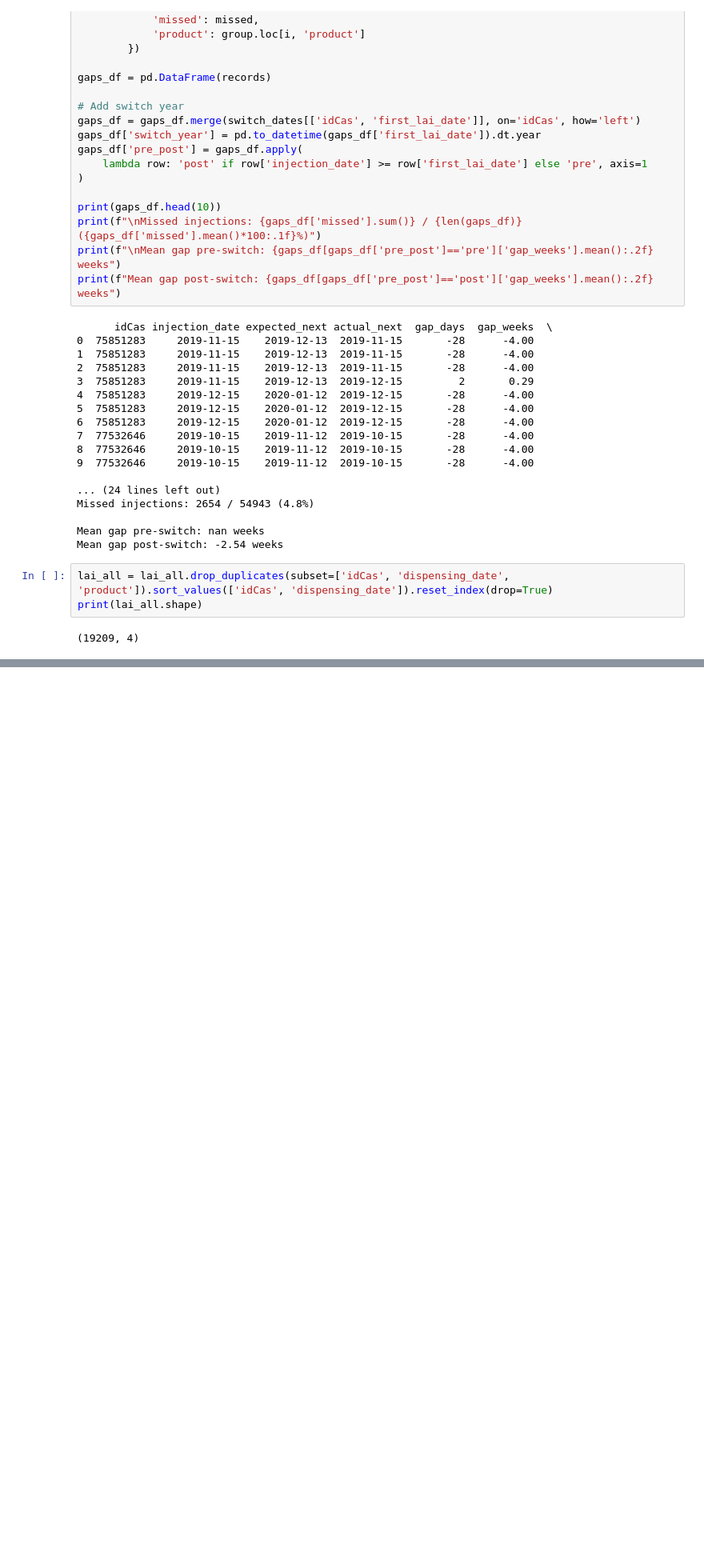
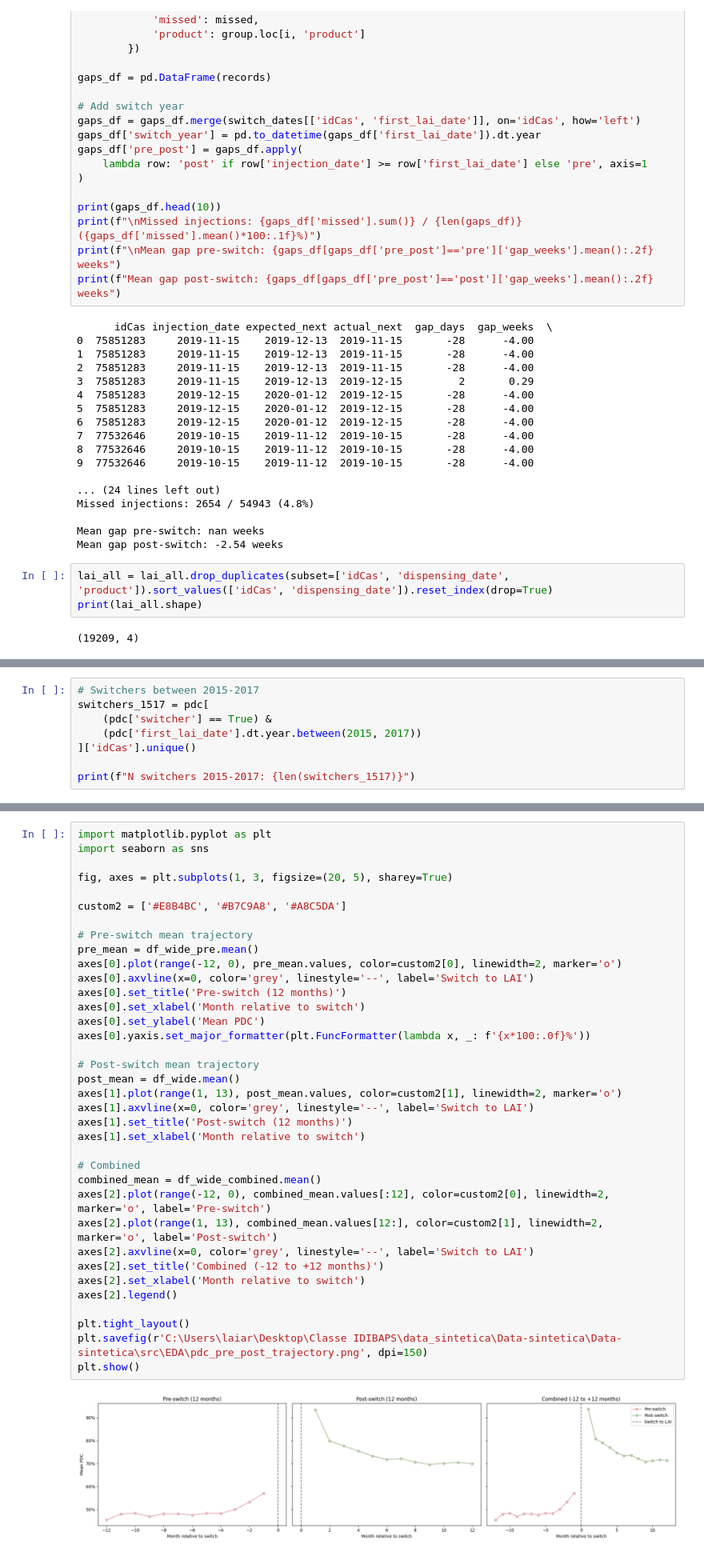
Before and after one commit to laiaraja/Data-sintetica, a Jupyter notebook: src/ADHERENCIA/adh3_months.ipynb, the cells around one changed output, grey strips where cells are left out. Shown at 80% size. Saved outputs shown, nothing was run; the diff lists cells and outputs as text; blank space fills up the shorter version.

```diff
--- a/src/ADHERENCIA/adh3_months.ipynb
+++ b/src/ADHERENCIA/adh3_months.ipynb
@@ -453,0 +457,8 @@ print(lai_all.shape)
+# %%
+# Switchers between 2015-2017
+switchers_1517 = pdc[
+    (pdc['switcher'] == True) &
+    (pdc['first_lai_date'].dt.year.between(2015, 2017))
+]['idCas'].unique()
+
+print(f"N switchers 2015-2017: {len(switchers_1517)}")
@@ -453,0 +618,38 @@ print(lai_all.shape)
+# %%
+import matplotlib.pyplot as plt
+import seaborn as sns
+
+fig, axes = plt.subplots(1, 3, figsize=(20, 5), sharey=True)
+
+custom2 = ['#E8B4BC', '#B7C9A8', '#A8C5DA']
+
+# Pre-switch mean trajectory
+pre_mean = df_wide_pre.mean()
+axes[0].plot(range(-12, 0), pre_mean.values, color=custom2[0], linewidth=2, marker='o')
+axes[0].axvline(x=0, color='grey', linestyle='--', label='Switch to LAI')
+axes[0].set_title('Pre-switch (12 months)')
+axes[0].set_xlabel('Month relative to switch')
+axes[0].set_ylabel('Mean PDC')
+axes[0].yaxis.set_major_formatter(plt.FuncFormatter(lambda x, _: f'{x*100:.0f}%'))
+
+# Post-switch mean trajectory
+post_mean = df_wide.mean()
+axes[1].plot(range(1, 13), post_mean.values, color=custom2[1], linewidth=2, marker='o')
+axes[1].axvline(x=0, color='grey', linestyle='--', label='Switch to LAI')
+axes[1].set_title('Post-switch (12 months)')
+axes[1].set_xlabel('Month relative to switch')
+
+# Combined
+combined_mean = df_wide_combined.mean()
+axes[2].plot(range(-12, 0), combined_mean.values[:12], color=custom2[0], linewidth=2, marker='o', label='Pre-switch')
+axes[2].plot(range(1, 13), combined_mean.values[12:], color=custom2[1], linewidth=2, marker='o', label='Post-switch')
+axes[2].axvline(x=0, color='grey', linestyle='--', label='Switch to LAI')
+axes[2].set_title('Combined (-12 to +12 months)')
+axes[2].set_xlabel('Month relative to switch')
+axes[2].legend()
+
+plt.tight_layout()
+plt.savefig(r'C:\Users\laiar\Desktop\Classe IDIBAPS\data_sintetica\Data-sintetica\Data-sintetica\src\EDA\pdc_pre_post_trajectory.png', dpi=150)
+plt.show()
+# %% [output]
+[figure, added]
```
Also changed, not shown: parts of 5 cells of this notebook, 1 other file.
